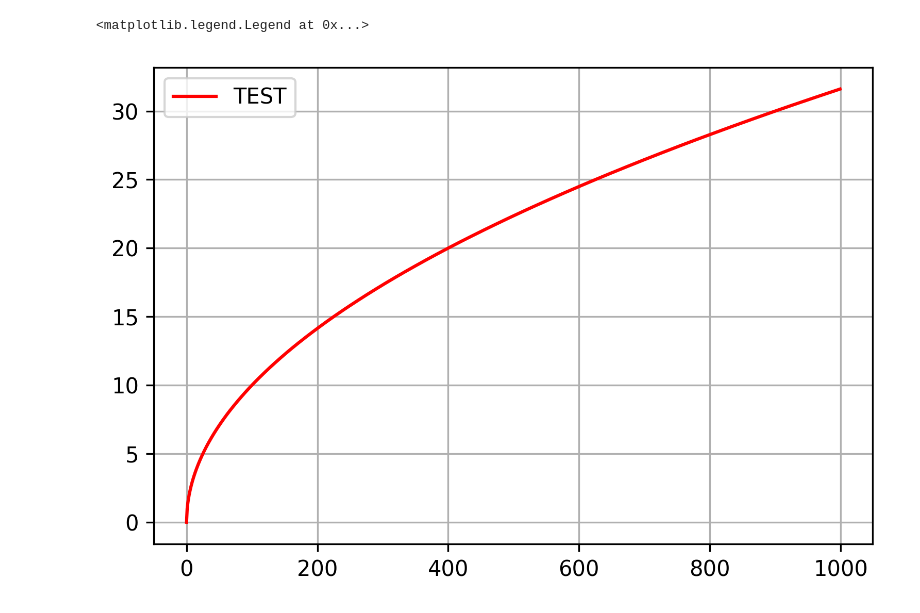
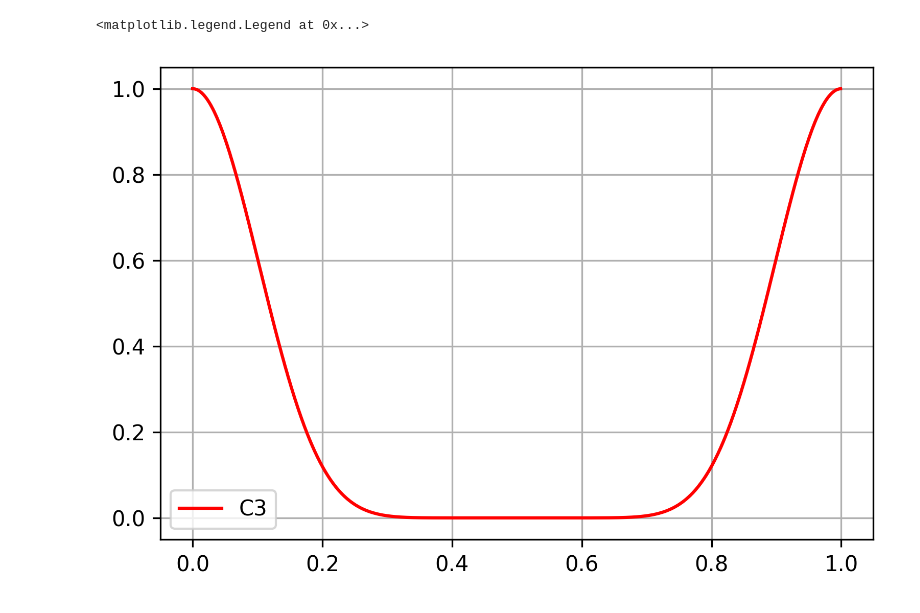
Before and after one commit to lruba939/Monte-Carlo, a Jupyter notebook: Lab 5/obrazy.ipynb, the cells around one changed output. Cells and saved outputs as stored; diff of their text form; code cells hidden in the pictures.

```diff
--- a/Lab 5/obrazy.ipynb
+++ b/Lab 5/obrazy.ipynb
@@ -4,11 +26,11 @@ import matplotlib.pyplot as plt
 # %%
-X = np.arange(0, 1000, 1)
-Y = np.sqrt(X)
+X = np.arange(0, 1, 0.001)
+Y = np.cos(np.pi*X)**(10)
 
 plt.figure(figsize=(6,4), dpi=300)
-plt.plot(X, Y, 'r-', label="TEST")
+plt.plot(X, Y, 'r-', label="C3")
 plt.grid('minor')
 plt.legend()
 # %% [output]
 <matplotlib.legend.Legend at 0x...>
-[figure, old version]
+[figure, new version]
```
Also changed, not shown: parts of 8 cells of this notebook, 15 other files.
